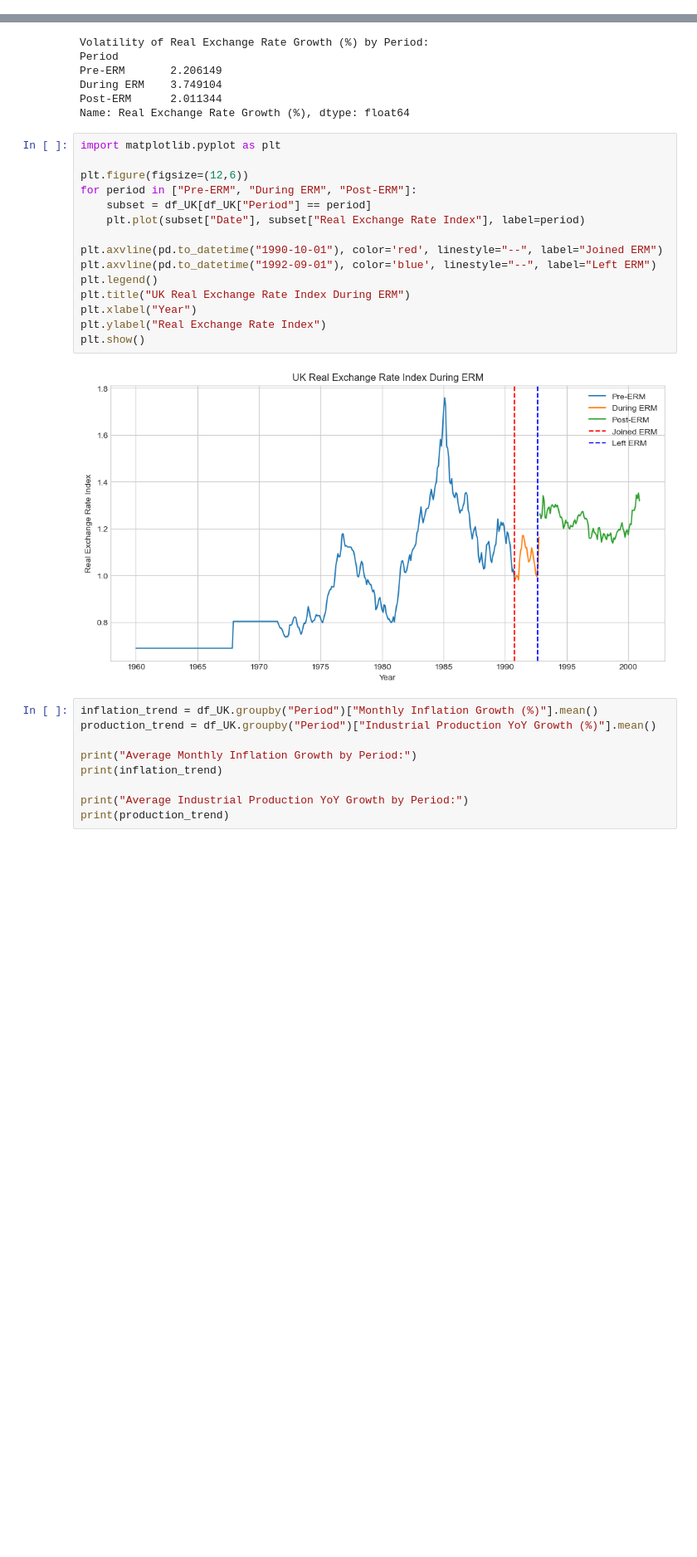
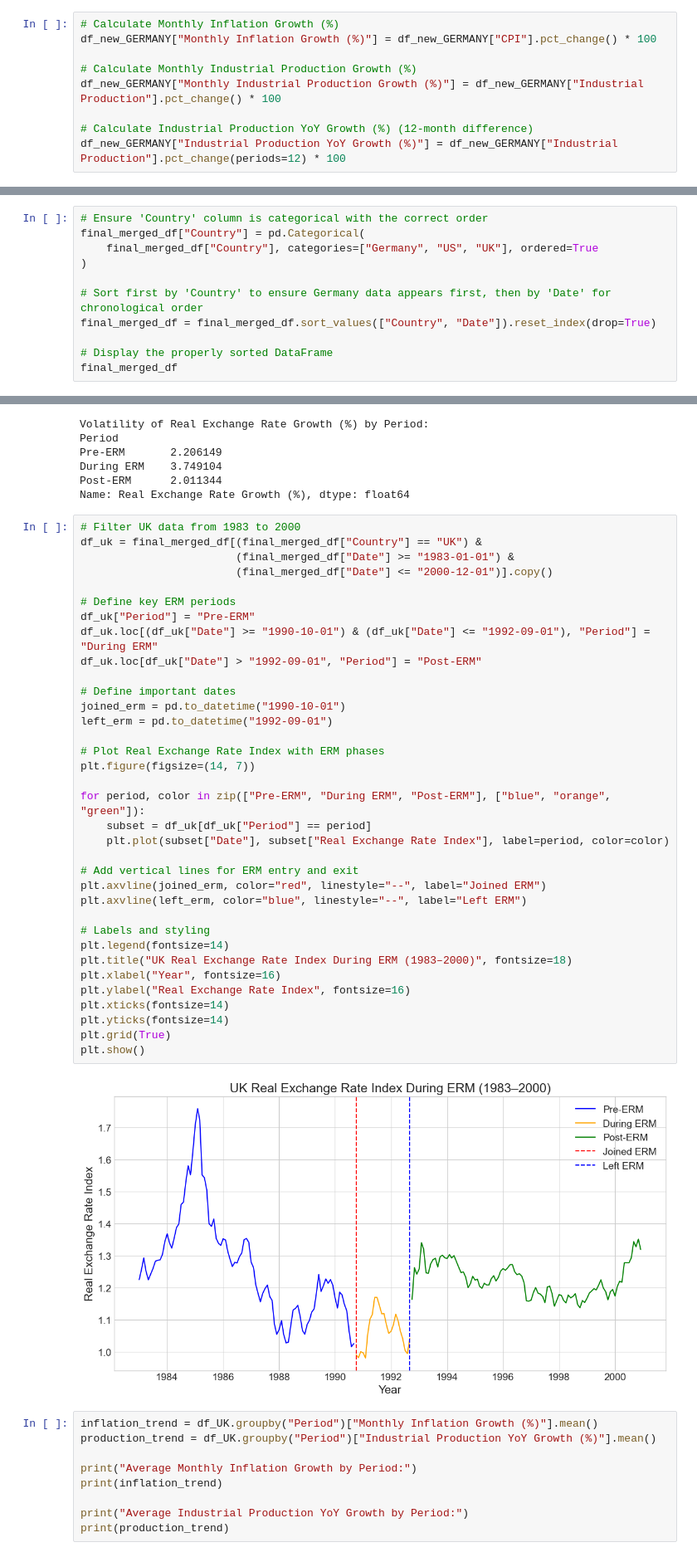
Before and after one commit to EC1B1-Macro-Project/Germany_Coursework, a Jupyter notebook: code/NB00.ipynb, the cells around one changed output, grey strips where cells are left out. Shown at 83% size. Saved outputs shown, nothing was run; the diff lists cells and outputs as text; blank space fills up the shorter version.

Commit message:
changes to plots

```diff
--- a/code/NB00.ipynb
+++ b/code/NB00.ipynb
@@ -1155,0 +1355,9 @@ pd.reset_option("display.max_rows")
+# %%
+# Calculate Monthly Inflation Growth (%)
+df_new_GERMANY["Monthly Inflation Growth (%)"] = df_new_GERMANY["CPI"].pct_change() * 100
+
+# Calculate Monthly Industrial Production Growth (%)
+df_new_GERMANY["Monthly Industrial Production Growth (%)"] = df_new_GERMANY["Industrial Production"].pct_change() * 100
+
+# Calculate Industrial Production YoY Growth (%) (12-month difference)
+df_new_GERMANY["Industrial Production YoY Growth (%)"] = df_new_GERMANY["Industrial Production"].pct_change(periods=12) * 100
@@ -1347,0 +1613,11 @@ final_merged_df
+# %%
+# Ensure 'Country' column is categorical with the correct order
+final_merged_df["Country"] = pd.Categorical(
+    final_merged_df["Country"], categories=["Germany", "US", "UK"], ordered=True
+)
+
+# Sort first by 'Country' to ensure Germany data appears first, then by 'Date' for chronological order
+final_merged_df = final_merged_df.sort_values(["Country", "Date"]).reset_index(drop=True)
+
+# Display the properly sorted DataFrame
+final_merged_df
@@ -1363,22 +1653,42 @@ During ERM    3.749104
 Post-ERM      2.011344
 Name: Real Exchange Rate Growth (%), dtype: float64
 # %%
-import matplotlib.pyplot as plt
+# Filter UK data from 1983 to 2000
+df_uk = final_merged_df[(final_merged_df["Country"] == "UK") &
+                        (final_merged_df["Date"] >= "1983-01-01") &
+                        (final_merged_df["Date"] <= "2000-12-01")].copy()
 
-plt.figure(figsize=(12,6))
-for period in ["Pre-ERM", "During ERM", "Post-ERM"]:
-    subset = df_UK[df_UK["Period"] == period]
-    plt.plot(subset["Date"], subset["Real Exchange Rate Index"], label=period)
+# Define key ERM periods
+df_uk["Period"] = "Pre-ERM"
+df_uk.loc[(df_uk["Date"] >= "1990-10-01") & (df_uk["Date"] <= "1992-09-01"), "Period"] = "During ERM"
+df_uk.loc[df_uk["Date"] > "1992-09-01", "Period"] = "Post-ERM"
 
-plt.axvline(pd.to_datetime("1990-10-01"), color='red', linestyle="--", label="Joined ERM")
-plt.axvline(pd.to_datetime("1992-09-01"), color='blue', linestyle="--", label="Left ERM")
-plt.legend()
-plt.title("UK Real Exchange Rate Index During ERM")
-plt.xlabel("Year")
-plt.ylabel("Real Exchange Rate Index")
+# Define important dates
+joined_erm = pd.to_datetime("1990-10-01")
+left_erm = pd.to_datetime("1992-09-01")
+
+# Plot Real Exchange Rate Index with ERM phases
+plt.figure(figsize=(14, 7))
+
+for period, color in zip(["Pre-ERM", "During ERM", "Post-ERM"], ["blue", "orange", "green"]):
+    subset = df_uk[df_uk["Period"] == period]
+    plt.plot(subset["Date"], subset["Real Exchange Rate Index"], label=period, color=color)
+
+# Add vertical lines for ERM entry and exit
+plt.axvline(joined_erm, color="red", linestyle="--", label="Joined ERM")
+plt.axvline(left_erm, color="blue", linestyle="--", label="Left ERM")
+
+# Labels and styling
+plt.legend(fontsize=14)
+plt.title("UK Real Exchange Rate Index During ERM (1983–2000)", fontsize=18)
+plt.xlabel("Year", fontsize=16)
+plt.ylabel("Real Exchange Rate Index", fontsize=16)
+plt.xticks(fontsize=14)
+plt.yticks(fontsize=14)
+plt.grid(True)
 plt.show()
 # %% [output]
-[figure, old version]
+[figure, new version]
 # %%
 inflation_trend = df_UK.groupby("Period")["Monthly Inflation Growth (%)"].mean()
 production_trend = df_UK.groupby("Period")["Industrial Production YoY Growth (%)"].mean()
```
Also changed, not shown: parts of 22 cells of this notebook, 1 other file.
